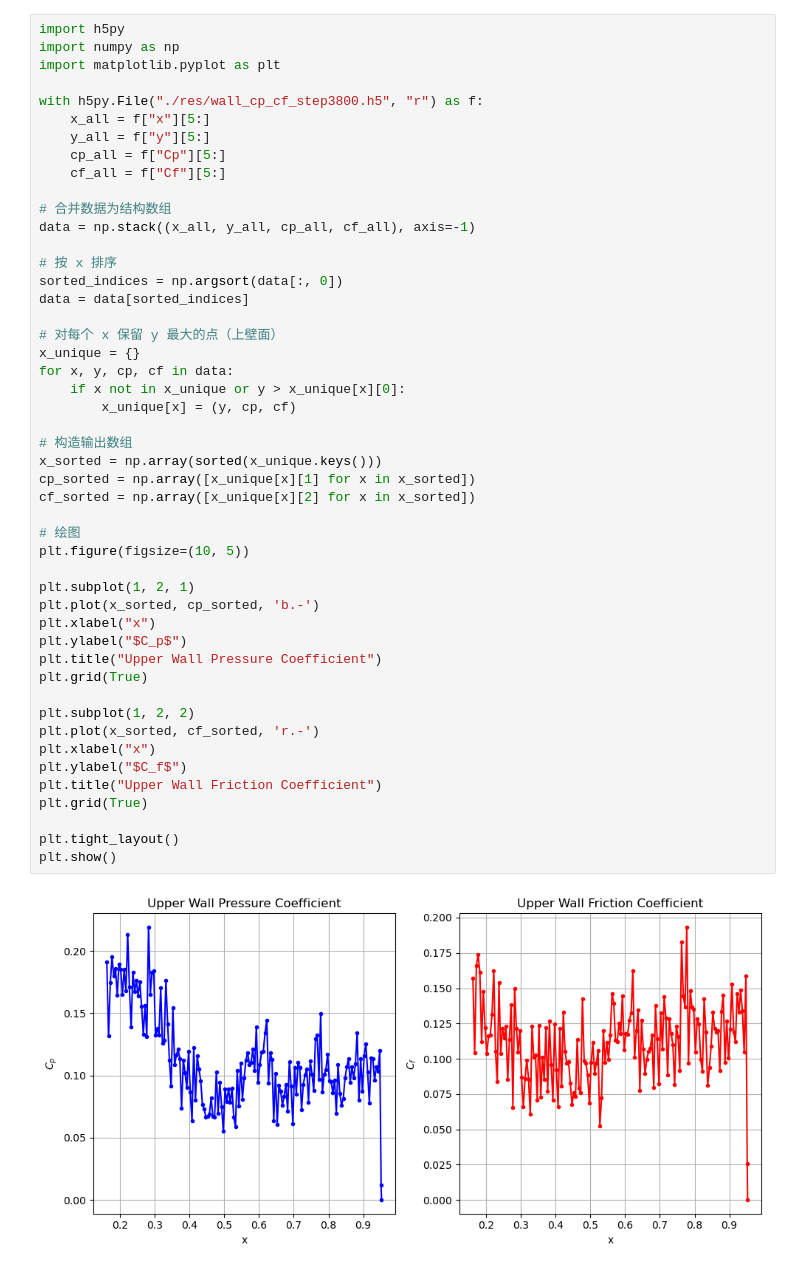
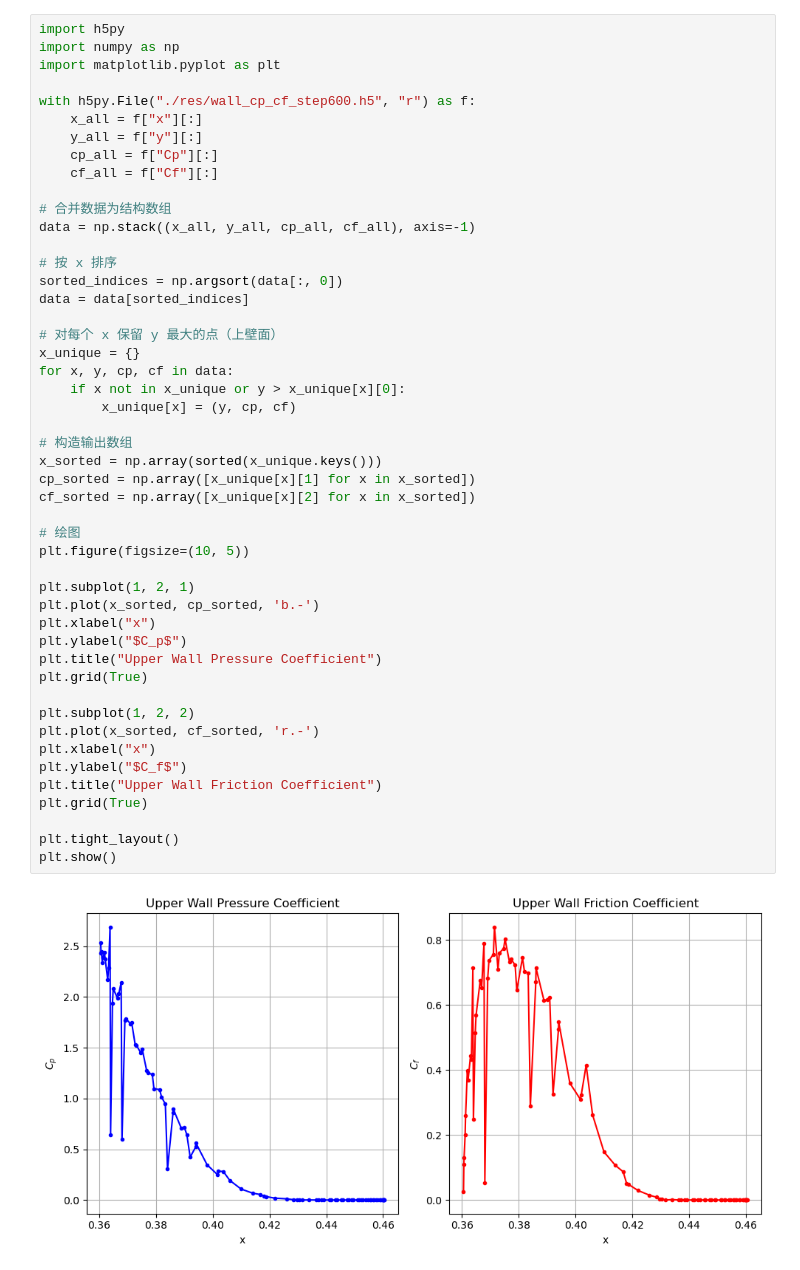
Before and after one commit to xinxiangsama/dsmc_2d, a Jupyter notebook: plotcoeff.ipynb, the cells around one changed output. Drawn from its saved outputs; the diff is of its cells as text.

```diff
--- a/plotcoeff.ipynb
+++ b/plotcoeff.ipynb
@@ -3,11 +3,11 @@ import h5py
 import numpy as np
 import matplotlib.pyplot as plt
 
-with h5py.File("./res/wall_cp_cf_step3800.h5", "r") as f:
-    x_all = f["x"][5:]
-    y_all = f["y"][5:]
-    cp_all = f["Cp"][5:]
-    cf_all = f["Cf"][5:]
+with h5py.File("./res/wall_cp_cf_step600.h5", "r") as f:
+    x_all = f["x"][:]
+    y_all = f["y"][:]
+    cp_all = f["Cp"][:]
+    cf_all = f["Cf"][:]
 
 # 合并数据为结构数组
 data = np.stack((x_all, y_all, cp_all, cf_all), axis=-1)
@@ -20,34 +20,34 @@ data = data[sorted_indices]
 x_unique = {}
 for x, y, cp, cf in data:
     if x not in x_unique or y > x_unique[x][0]:
         x_unique[x] = (y, cp, cf)
 
 # 构造输出数组
 x_sorted = np.array(sorted(x_unique.keys()))
 cp_sorted = np.array([x_unique[x][1] for x in x_sorted])
 cf_sorted = np.array([x_unique[x][2] for x in x_sorted])
 
 # 绘图
 plt.figure(figsize=(10, 5))
 
 plt.subplot(1, 2, 1)
 plt.plot(x_sorted, cp_sorted, 'b.-')
 plt.xlabel("x")
 plt.ylabel("$C_p$")
 plt.title("Upper Wall Pressure Coefficient")
 plt.grid(True)
 
 plt.subplot(1, 2, 2)
 plt.plot(x_sorted, cf_sorted, 'r.-')
 plt.xlabel("x")
 plt.ylabel("$C_f$")
 plt.title("Upper Wall Friction Coefficient")
 plt.grid(True)
 
 plt.tight_layout()
 plt.show()
 # %% [output]
-[figure, old version]
+[figure, new version]
 # %%
 import numpy as np
 import matplotlib.pyplot as plt
```
Also changed, not shown: parts of 1 cell of this notebook, 9 other files.
